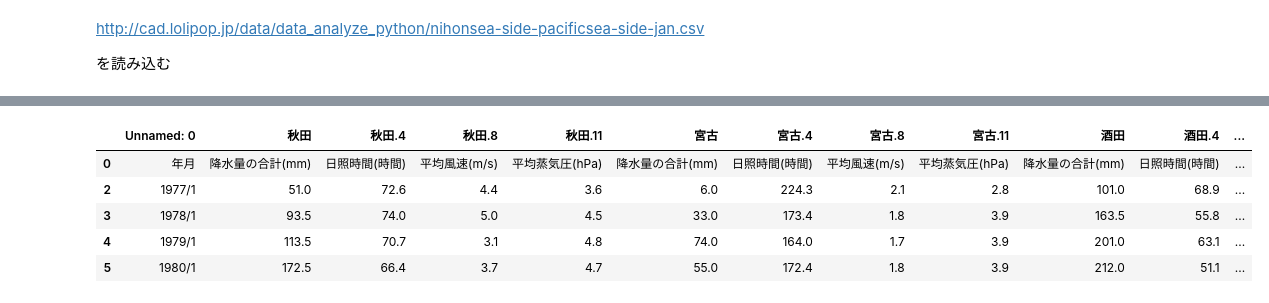
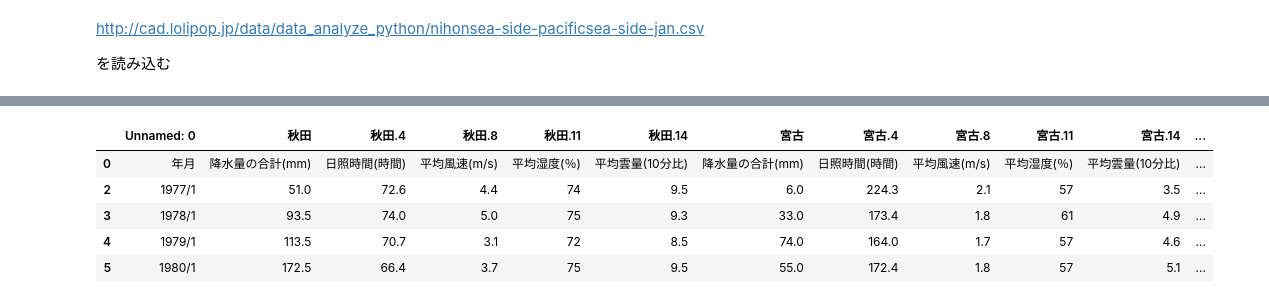
Before and after one commit to daichi-a/PythonDataAnalyzeClassMaterial, a Jupyter notebook: FactorAnalysis_NihonSeaPacificSea.ipynb, the cells around one changed output, grey strips where cells are left out. Saved outputs shown, nothing was run; the diff lists cells and outputs as text; code cells hidden in the pictures.

```diff
--- a/FactorAnalysis_NihonSeaPacificSea.ipynb
+++ b/FactorAnalysis_NihonSeaPacificSea.ipynb
@@ -13,34 +13,35 @@ Saving nihonsea-side-pacificsea-side-jan.csv to nihonsea-side-pacificsea-side-ja
 # %%
 import numpy as np
 import pandas as pd
 from pandas import Series, DataFrame
 
-df = pd.read_csv('nihonsea-side-pacificsea-side-jan.csv', encoding='SHIFT-JIS', header=1)
+df = pd.read_csv('tohoku-huge-data.csv', encoding='SHIFT-JIS', header=1)
 
 # 抜き出す
-for a_column in ['秋田', '宮古', '酒田', '石巻', '新潟', '水戸', '銚子']:
+for a_column in ['秋田', '宮古', '酒田', '石巻']:
   # それぞれ
-  # 降水量の合計(mm),降水量の合計(mm),降水量の合計(mm),降水量の合計(mm), 日照時間(時間),日照時間(時間),日照時間(時間),日照時間(時間), 平均風速(m/s),平均風速(m/s),平均風速(m/s),平均蒸気圧(hPa),平均蒸気圧(hPa),平均蒸気圧(hPa),
+  # 降水量の合計(mm),降水量の合計(mm),降水量の合計(mm),降水量の合計(mm),日照時間(時間),日照時間(時間),日照時間(時間),日照時間(時間),平均風速(m/s),平均風速(m/s),平均風速(m/s),平均湿度(％),平均湿度(％),平均湿度(％),平均雲量(10分比),平均雲量(10分比),平均雲量(10分比)
   # で並んでいて，一つの地点につき，
-  #	(空), 現象なし情報, 品質情報, 均質番号, (空), 現象なし情報, 品質情報, 均質番号, (空), 品質情報, 均質番号, (空), 品質情報, 均質番号
+  # (空),現象なし情報,品質情報,均質番号,(空),現象なし情報,品質情報,均質番号,(空),品質情報,均質番号,(空),品質情報,均質番号,(空),品質情報,均質番号
+  # の順に並んでいる
   # の(空)以外の場所が余計なので，削除
-  for i in range(1, 14, 1):
+  for i in range(1, 17, 1):
     # 落とす列の列番号を指定(0~)
-    if i in [1, 2, 3, 5, 6, 7, 9, 10, 12, 13]:
+    if i in [1, 2, 3, 5, 6, 7, 9, 10, 12, 13, 15, 16]:
       df = df.drop(a_column + '.' + str(i), axis=1)
 
 df = df.drop(1)
 
 # DataFrameの中に欠損値がある場合は，0.0を代わりに入れておく
 df = df.fillna(0)
 df.head()
 # %% [output]
-|  | Unnamed: 0 | 秋田 | 秋田.4 | 秋田.8 | 秋田.11 | 宮古 | 宮古.4 | 宮古.8 | 宮古.11 | 酒田 | 酒田.4 | ... |
-| 0 | 年月 | 降水量の合計(mm) | 日照時間(時間) | 平均風速(m/s) | 平均蒸気圧(hPa) | 降水量の合計(mm) | 日照時間(時間) | 平均風速(m/s) | 平均蒸気圧(hPa) | 降水量の合計(mm) | 日照時間(時間) | ... |
-| 2 | 1977/1 | 51.0 | 72.6 | 4.4 | 3.6 | 6.0 | 224.3 | 2.1 | 2.8 | 101.0 | 68.9 | ... |
-| 3 | 1978/1 | 93.5 | 74.0 | 5.0 | 4.5 | 33.0 | 173.4 | 1.8 | 3.9 | 163.5 | 55.8 | ... |
-| 4 | 1979/1 | 113.5 | 70.7 | 3.1 | 4.8 | 74.0 | 164.0 | 1.7 | 3.9 | 201.0 | 63.1 | ... |
-| 5 | 1980/1 | 172.5 | 66.4 | 3.7 | 4.7 | 55.0 | 172.4 | 1.8 | 3.9 | 212.0 | 51.1 | ... |
+|  | Unnamed: 0 | 秋田 | 秋田.4 | 秋田.8 | 秋田.11 | 秋田.14 | 宮古 | 宮古.4 | 宮古.8 | 宮古.11 | 宮古.14 | ... |
+| 0 | 年月 | 降水量の合計(mm) | 日照時間(時間) | 平均風速(m/s) | 平均湿度(％) | 平均雲量(10分比) | 降水量の合計(mm) | 日照時間(時間) | 平均風速(m/s) | 平均湿度(％) | 平均雲量(10分比) | ... |
+| 2 | 1977/1 | 51.0 | 72.6 | 4.4 | 74 | 9.5 | 6.0 | 224.3 | 2.1 | 57 | 3.5 | ... |
+| 3 | 1978/1 | 93.5 | 74.0 | 5.0 | 75 | 9.3 | 33.0 | 173.4 | 1.8 | 61 | 4.9 | ... |
+| 4 | 1979/1 | 113.5 | 70.7 | 3.1 | 72 | 8.5 | 74.0 | 164.0 | 1.7 | 57 | 4.6 | ... |
+| 5 | 1980/1 | 172.5 | 66.4 | 3.7 | 75 | 9.5 | 55.0 | 172.4 | 1.8 | 57 | 5.1 | ... |
 # %%
 # グラフ表示するためにローマ字ラベルを作っておく
 #np.arrayはenumerateでは回せないので，　listのままにしておく
```
Also changed, not shown: parts of 22 cells of this notebook.
